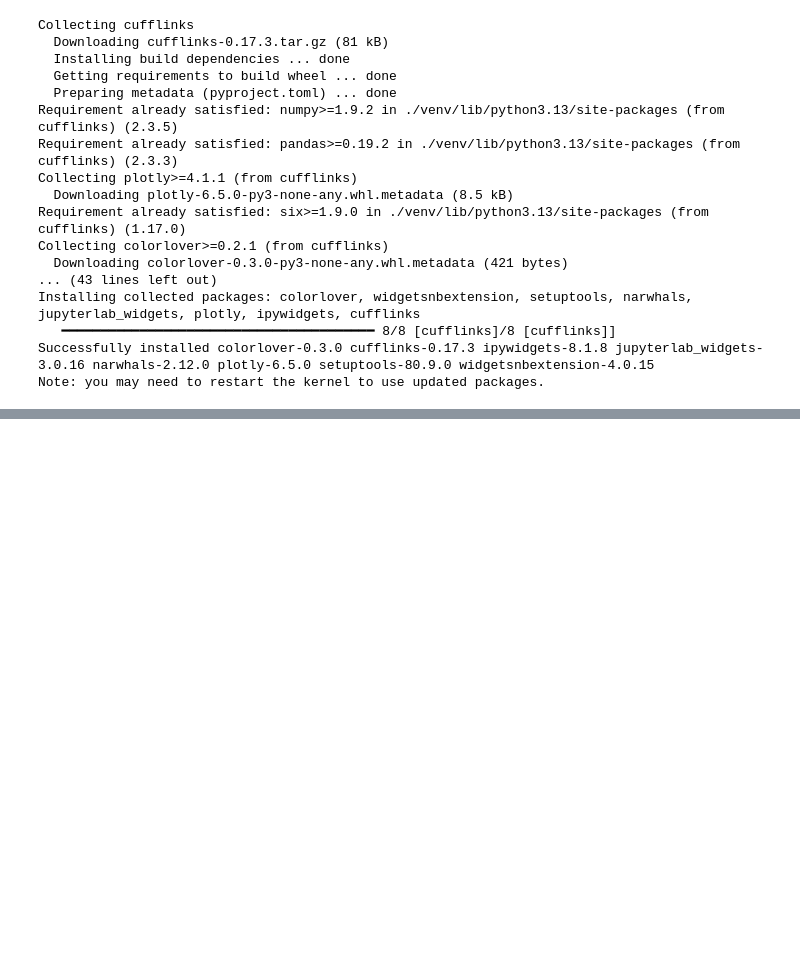
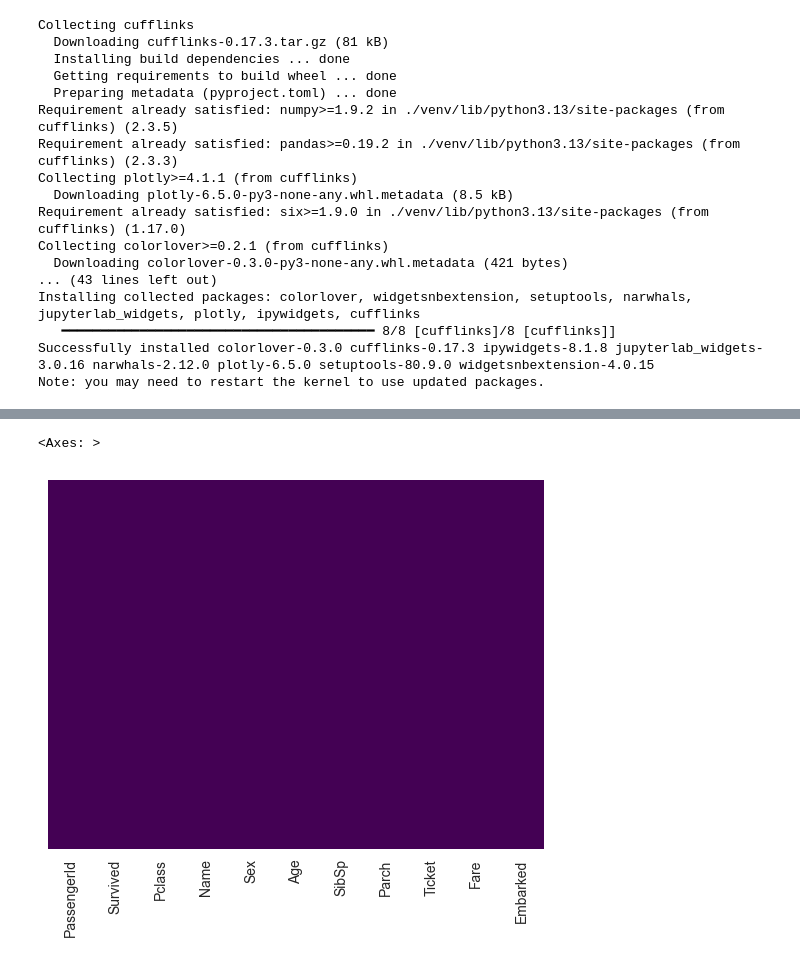
Before and after one commit to ridmiPaba/Machine-Learning-Bootcamp, a Jupyter notebook: LogisticRegression_Part1.ipynb, the cells around one changed output, grey strips where cells are left out. Drawn from its saved outputs; the diff is of its cells as text; code cells hidden in the pictures; blank space fills up the shorter version.

```diff
--- a/LogisticRegression_Part1.ipynb
+++ b/LogisticRegression_Part1.ipynb
@@ -101,0 +145,5 @@ cf.go_offline()
+# %%
+sns.heatmap(train.isnull(),yticklabels=False,cbar=False,cmap='viridis')
+# %% [output]
+<Axes: >
+[figure, added]
```
Also changed, not shown: parts of 6 cells of this notebook.
